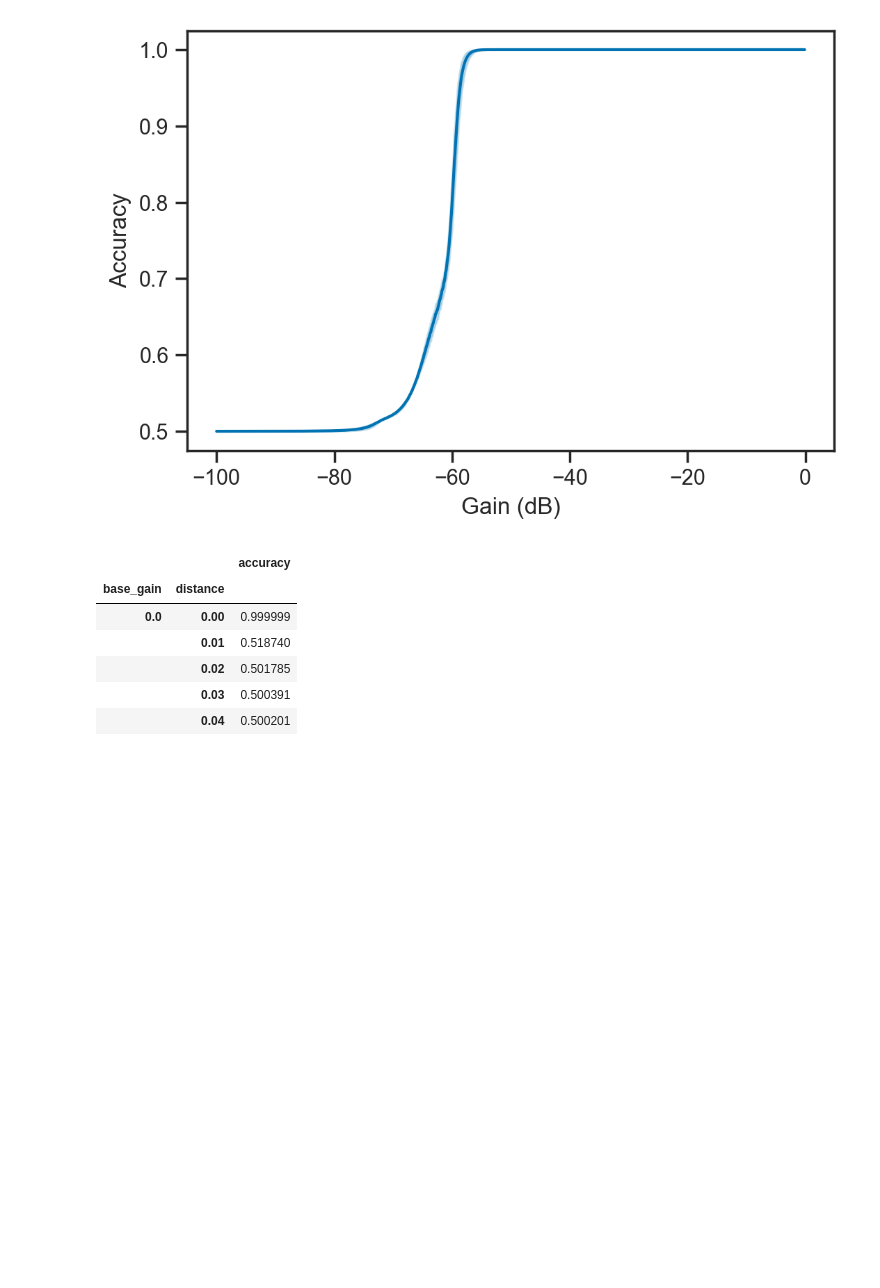
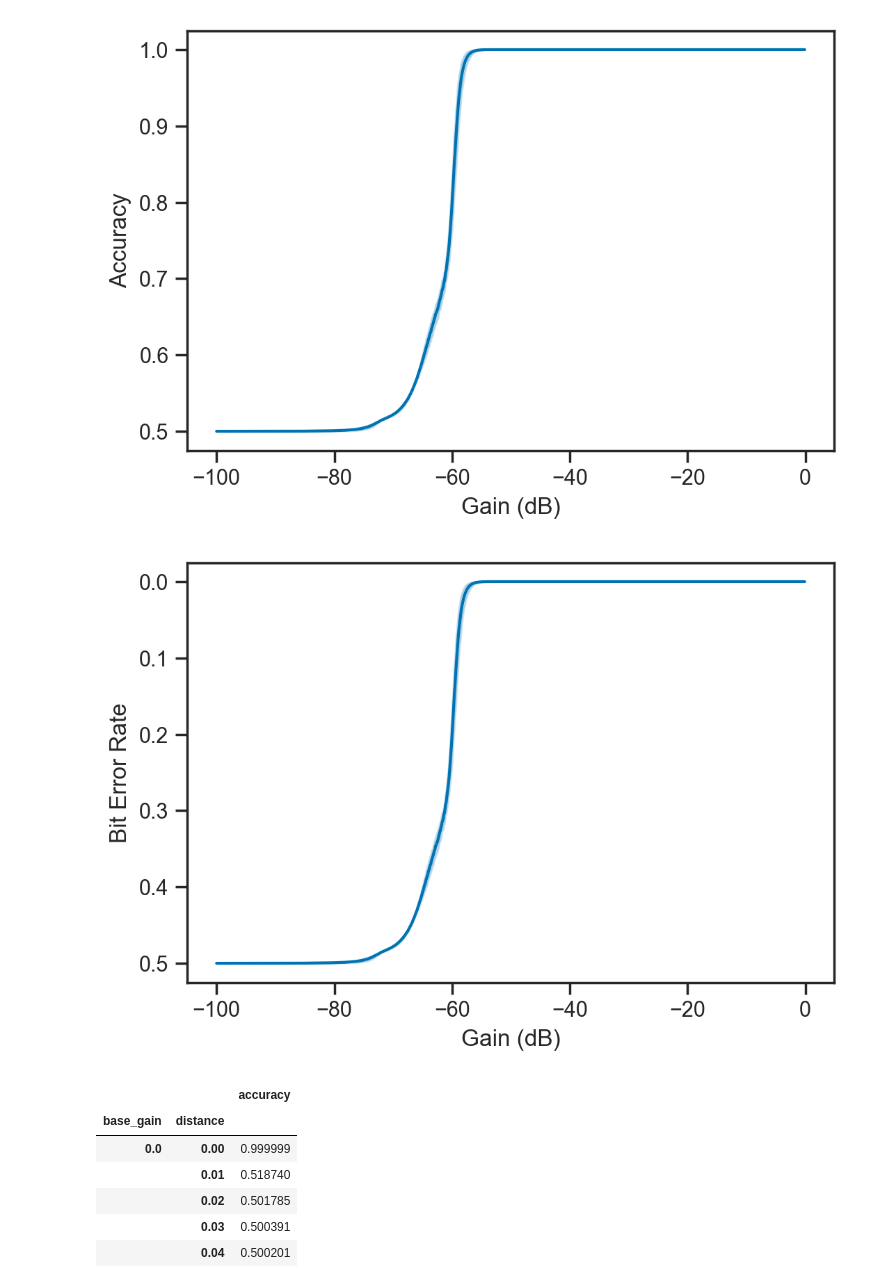
Before and after one commit to ssloxford/firefly, a Jupyter notebook: overshadowing/notebooks/overshadowing3.ipynb, the cells around one changed output. Cells and saved outputs as stored; diff of their text form; code cells hidden in the pictures; blank space fills up the shorter version.

```diff
--- a/overshadowing/notebooks/overshadowing3.ipynb
+++ b/overshadowing/notebooks/overshadowing3.ipynb
@@ -124,6 +124,17 @@ plt.ylabel('Accuracy')
 plt.savefig('plots/overshadowing_accuracy.pdf', bbox_inches='tight')
 # %% [output]
 [figure]
+# %%
+sns.lineplot(data=df_data, x='gain', y='accuracy', ci=95)
+
+plt.xlabel('Gain (dB)')
+plt.ylabel('Bit Error Rate')
+
+plt.yticks([0.5, 0.6, 0.7, 0.8, 0.9, 1.0], [0.5, 0.4, 0.3, 0.2, 0.1, 0.0])
+
+plt.savefig('plots/overshadowing_ber.pdf', bbox_inches='tight')
+# %% [output]
+[figure, added]
 # %%
 def loss_distance(distance):
     return 20 * np.log10(distance)
```
Also changed, not shown: parts of 1 cell of this notebook, 5 other files.
